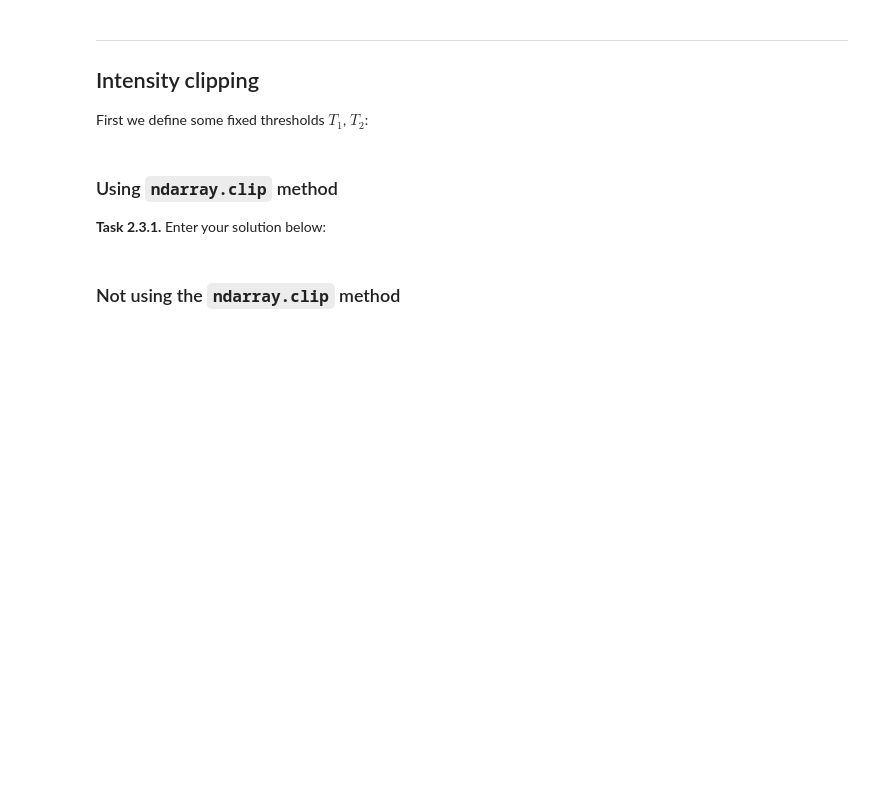
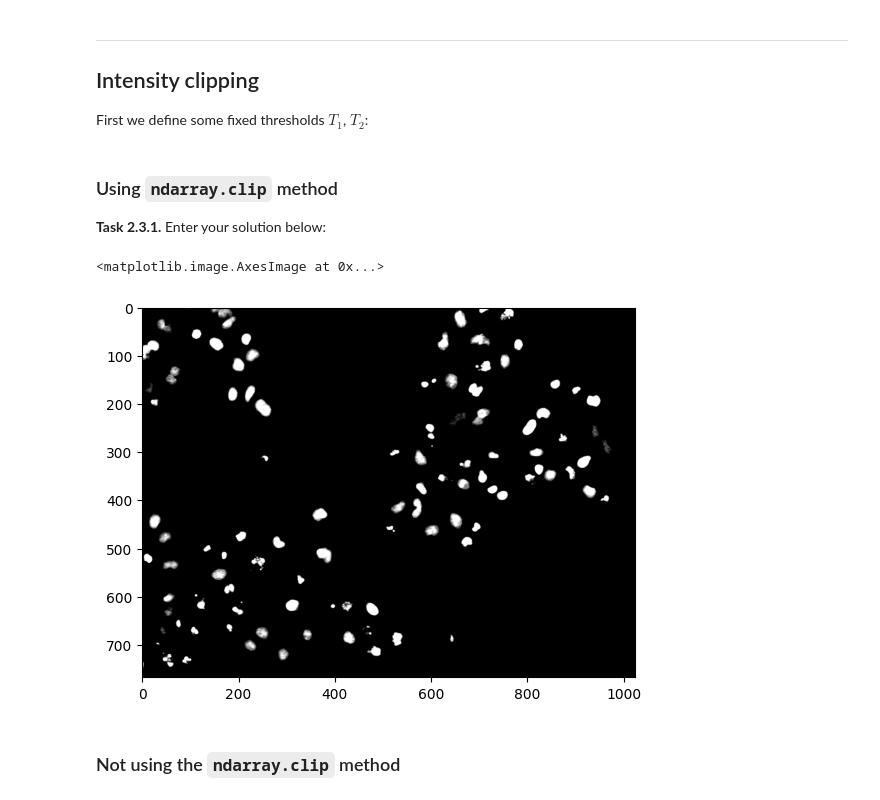
Before and after one commit to grosserC/mobi-fs3-python, a Jupyter notebook: task2.ipynb, the cells around one changed output. Cells and saved outputs as stored; diff of their text form; code cells hidden in the pictures; blank space fills up the shorter version.

```diff
--- a/task2.ipynb
+++ b/task2.ipynb
@@ -46,6 +46,12 @@ T2 = 0.59
 ### Using `ndarray.clip` method
 
 **<a id="#">Task 2.3.1.</a>** Enter your solution below:
+# %%
+plt.figure()
+plt.imshow(img.clip(T1, T2), "gray")
+# %% [output]
+<matplotlib.image.AxesImage at 0x...>
+[figure, added]
 # %% [markdown]
 ### Not using the `ndarray.clip` method
 # %% [markdown]
```
Also changed, not shown: parts of 2 cells of this notebook.
